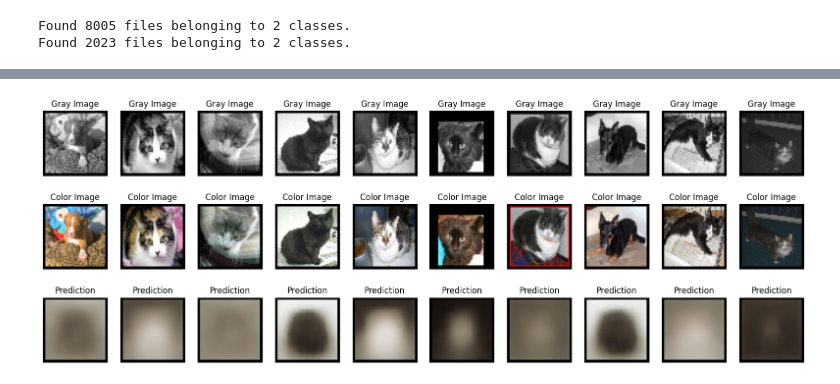
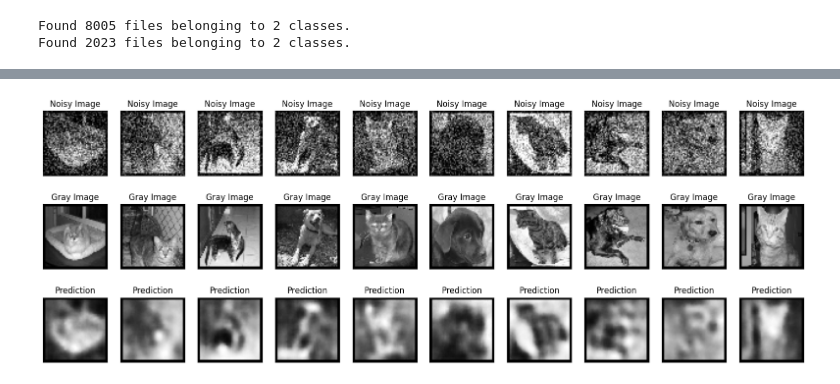
Before and after one commit to KU-Gen-AI-2567/Autoencoder-demo, a Jupyter notebook: Autoencoder.ipynb, the cells around one changed output, grey strips where cells are left out. Saved outputs shown, nothing was run; the diff lists cells and outputs as text; code cells hidden in the pictures.

```diff
--- a/Autoencoder.ipynb
+++ b/Autoencoder.ipynb
@@ -150,18 +160,17 @@ for i in range(10):
 from tensorflow.keras import models, layers, losses, activations, optimizers
 import tensorflow.keras.backend as K
 
-LATENT_DIM = 2
+LATENT_DIM = 1000
 
 # Encoder Model
 encoder_input = layers.Input(shape=SHAPE, name="Encoder_Input")
 
-x = layers.Conv2D(filters=128, kernel_size=(3, 3), padding='same', activation=activations.leaky_relu, strides=2)(encoder_input)
-x = layers.Conv2D(filters=64, kernel_size=(3, 3), padding='same', activation=activations.leaky_relu)(x)
-x = layers.Conv2D(filters=128, kernel_size=(3, 3), padding='same', activation=activations.leaky_relu)(x)
-x = layers.Conv2D(filters=64, kernel_size=(3, 3), padding='same', activation=activations.leaky_relu)(x)
-x = layers.Conv2D(filters=128, kernel_size=(3, 3), padding='same', activation=activations.leaky_relu)(x)
-
+x = layers.Conv2D(filters=32, kernel_size=(3, 3), padding='same', activation=activations.leaky_relu, strides=2)(encoder_input)
+x = layers.Conv2D(filters=16, kernel_size=(3, 3), padding='same', activation=activations.leaky_relu)(x)
+x = layers.Conv2D(filters=32, kernel_size=(3, 3), padding='same', activation=activations.leaky_relu)(x)
+# encoder_output = layers.Conv2D(filters=32, kernel_size=(3, 3), padding='same', activation=activations.leaky_relu, name='Encoder_Output')(x)
 shape_before_flatten = K.int_shape(x)[1:]
+# shape_before_flatten = K.int_shape(encoder_output)[1:]
 
 x = layers.Flatten()(x)
 encoder_output = layers.Dense(LATENT_DIM, activation=activations.relu, name="Encoder_Output")(x)
@@ -198,11 +203,12 @@ decoder_input = layers.Input(shape=(LATENT_DIM,), name="Decoder_Input")
 x = layers.Dense(tf.math.reduce_prod(shape_before_flatten).numpy(), activation=activations.relu)(decoder_input)
 x = layers.Reshape(shape_before_flatten)(x)
 
-x = layers.Conv2DTranspose(filters=128, kernel_size=(3, 3), padding='same', activation=activations.leaky_relu)(x)
-x = layers.Conv2DTranspose(filters=64, kernel_size=(3, 3), padding='same', activation=activations.leaky_relu)(x)
-x = layers.Conv2DTranspose(filters=128, kernel_size=(3, 3), padding='same', activation=activations.leaky_relu)(x)
-x = layers.Conv2DTranspose(filters=64, kernel_size=(3, 3), padding='same', activation=activations.leaky_relu)(x)
-x = layers.Conv2DTranspose(filters=128, kernel_size=(3, 3), padding='same', activation=activations.leaky_relu, strides=2)(x)
+# decoder_input = layers.Input(shape=shape_before_flatten, name="Decoder_Input")
+
+x = layers.Conv2DTranspose(filters=32, kernel_size=(3, 3), padding='same', activation=activations.leaky_relu)(x)
+# x = layers.Conv2DTranspose(filters=32, kernel_size=(3, 3), padding='same', activation=activations.leaky_relu)(decoder_input)
+x = layers.Conv2DTranspose(filters=16, kernel_size=(3, 3), padding='same', activation=activations.leaky_relu)(x)
+x = layers.Conv2DTranspose(filters=32, kernel_size=(3, 3), padding='same', activation=activations.leaky_relu, strides=2)(x)
 
 decoder_output = layers.Conv2D(filters=SHAPE[-1], kernel_size=(2, 2), padding='same', activation=activations.sigmoid, name="Decoder_Output")(x)
 
@@ -260,6 +269,6 @@ EPOCH = 10
 BATCH_SIZE = 100
 
 autoencoder.compile(optimizer=optimizers.Adam(learning_rate=0.001), loss=losses.MeanAbsoluteError)
-autoencoder.fit(X_train_gray, X_train, epochs=EPOCH, validation_data=(X_test_gray, X_test), batch_size=BATCH_SIZE)
+autoencoder.fit(X_train_noisy, X_train_gray, epochs=EPOCH, validation_data=(X_test_noisy, X_test_gray), batch_size=BATCH_SIZE)
 # %% [output]
 Epoch 1/10
@@ -285,4 +294,4 @@ Epoch 10/10
 <keras.src.callbacks.history.History at 0x...>
 # %%
-prediction = autoencoder.predict(X_test_gray)
+prediction = autoencoder.predict(X_test_noisy)
 # %% [output]
@@ -290,26 +299,26 @@ prediction = autoencoder.predict(X_test_gray)
 # %%
 n = 10
 plt.figure(figsize=(20, 7))
 for i in range(n):
     ax = plt.subplot(3, n, i+1)
-    plt.imshow(X_test_gray[i])
+    plt.imshow(X_test_noisy[i], cmap='gray')
+    plt.title("Noisy Image")
+    ax.get_xaxis().set_visible(False)
+    ax.get_yaxis().set_visible(False)
+
+    ax = plt.subplot(3, n, i+1+n)
+    plt.imshow(X_test_gray[i], cmap='gray')
     plt.title("Gray Image")
     ax.get_xaxis().set_visible(False)
     ax.get_yaxis().set_visible(False)
 
-    ax = plt.subplot(3, n, i+1+n)
-    plt.imshow(X_test[i])
-    plt.title("Color Image")
-    ax.get_xaxis().set_visible(False)
-    ax.get_yaxis().set_visible(False)
-
     ax = plt.subplot(3, n, i+1+n+n)
-    plt.imshow(prediction[i])
+    plt.imshow(prediction[i], cmap='gray')
     plt.title("Prediction")
     ax.get_xaxis().set_visible(False)
     ax.get_yaxis().set_visible(False)
 # %% [output]
-[figure, old version]
+[figure, new version]
 # %%
 encoder_imgs = encoder.predict(X_test_gray)
 # %% [output]
```
Also changed, not shown: parts of 20 cells of this notebook.
